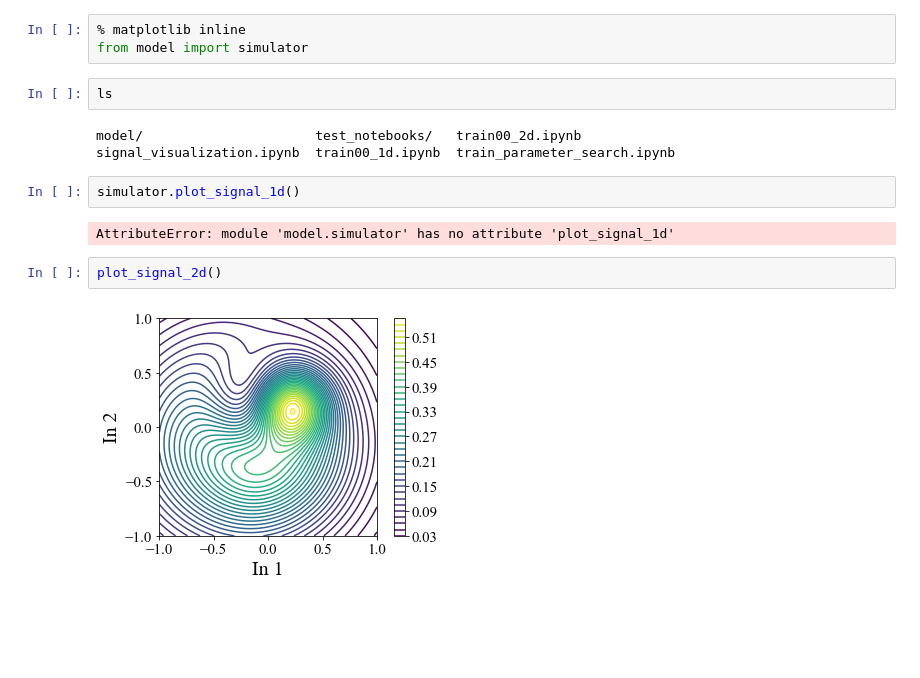
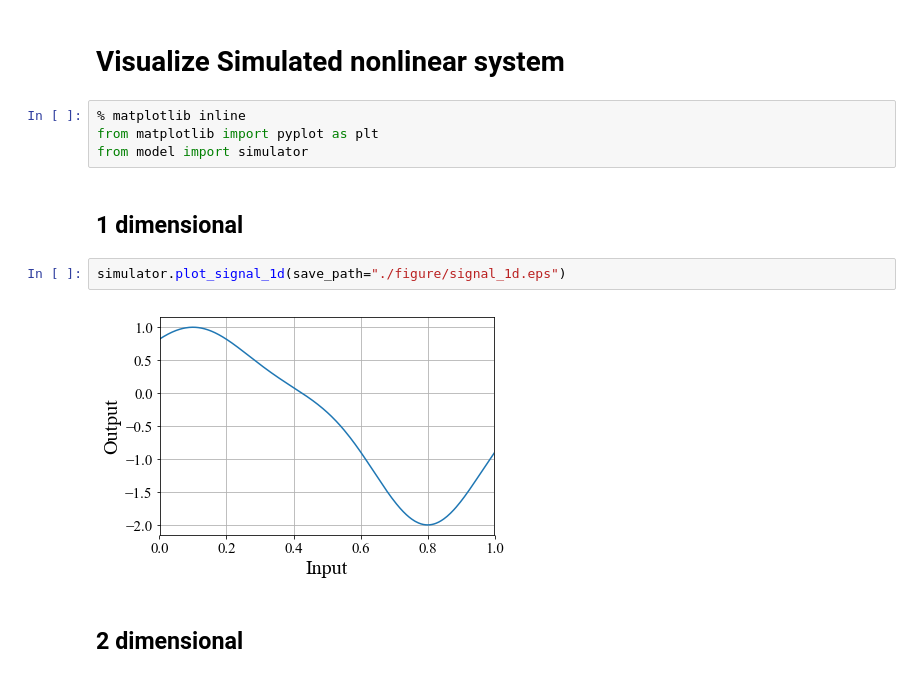
Before and after one commit to asahi417/multi_kernel_nonlinear_modeling, a Jupyter notebook: signal_visualization.ipynb, the cells around one changed output. Saved outputs shown, nothing was run; the diff lists cells and outputs as text; blank space fills up the shorter version.

```diff
--- a/signal_visualization.ipynb
+++ b/signal_visualization.ipynb
@@ -1,16 +1,14 @@
+# %% [markdown]
+# Visualize Simulated nonlinear system
 # %%
 % matplotlib inline
+from matplotlib import pyplot as plt
 from model import simulator
-# %%
-ls
-# %% [output]
-model/                      test_notebooks/   train00_2d.ipynb
-signal_visualization.ipynb  train00_1d.ipynb  train_parameter_search.ipynb
+# %% [markdown]
+## 1 dimensional
 # %%
-simulator.plot_signal_1d()
+simulator.plot_signal_1d(save_path="./figure/signal_1d.eps")
 # %% [output]
-AttributeError: module 'model.simulator' has no attribute 'plot_signal_1d'
+[figure, added]
-# %%
-plot_signal_2d()
-# %% [output]
-[figure, removed]
+# %% [markdown]
+## 2 dimensional
```
Also changed, not shown: parts of 1 cell of this notebook, 8 other files.
